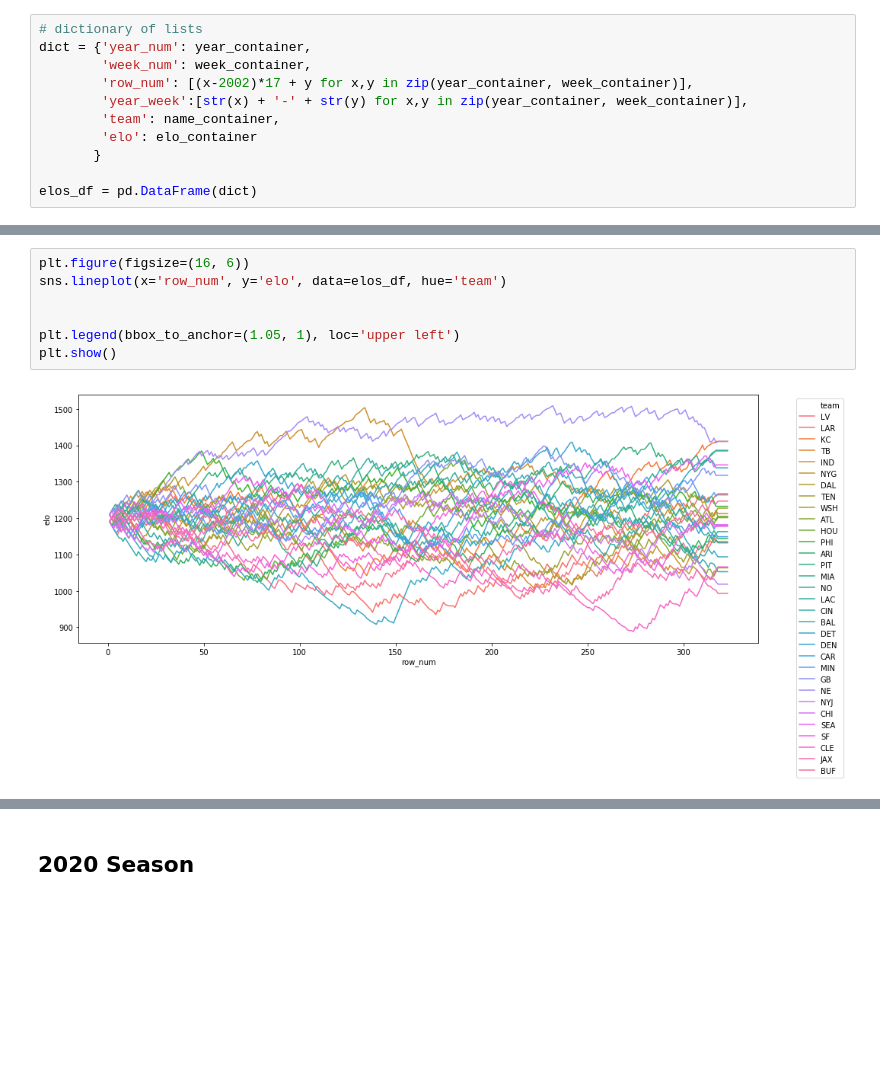
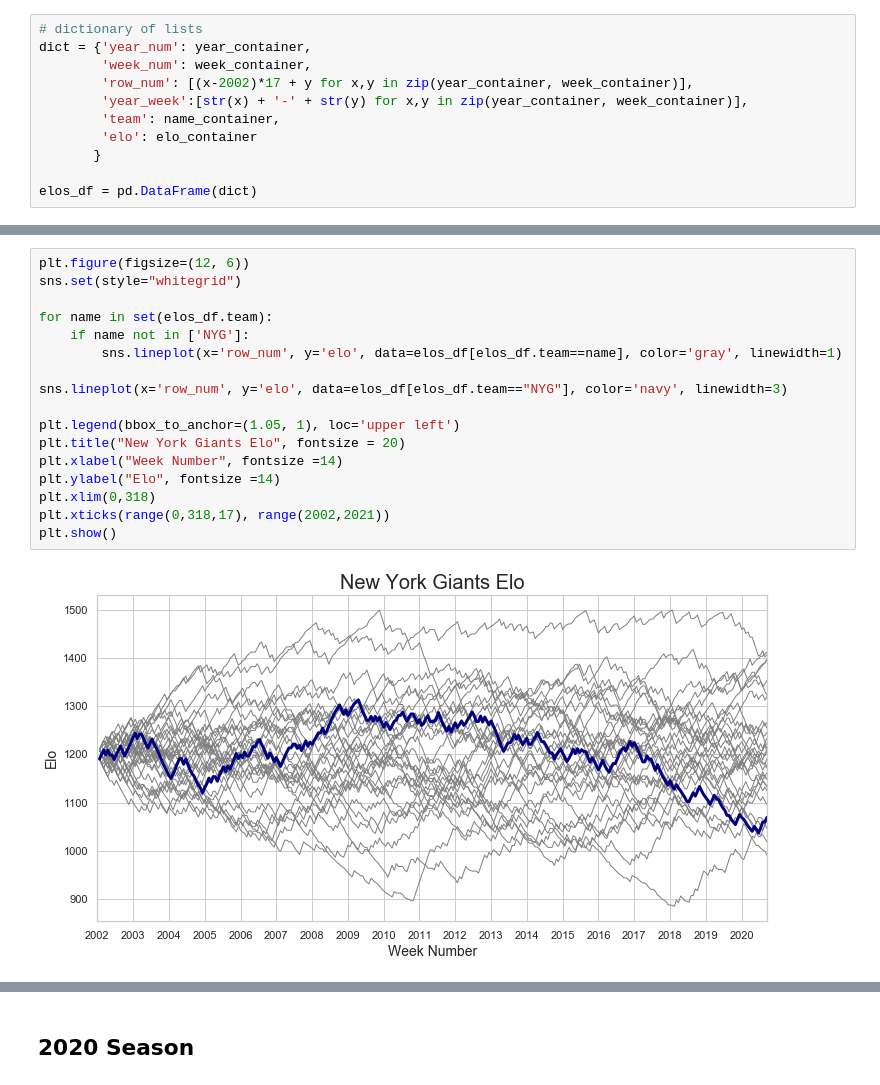
Before and after one commit to eonofrey/nfl_elo, a Jupyter notebook: elo_simulations.ipynb, the cells around one changed output, grey strips where cells are left out. Cells and saved outputs as stored; diff of their text form; blank space fills up the shorter version.

```diff
--- a/elo_simulations.ipynb
+++ b/elo_simulations.ipynb
@@ -137,9 +96,19 @@ elos_df[(elos_df.year_num == 2020) & (elos_df.week_num == 11)].sort_values('elo'
-# %%
-plt.figure(figsize=(16, 6))
-sns.lineplot(x='row_num', y='elo', data=elos_df, hue='team')
-
-
-plt.legend(bbox_to_anchor=(1.05, 1), loc='upper left')
-plt.show()
-# %% [output]
-[figure, removed]
+# %%
+plt.figure(figsize=(12, 6))
+sns.set(style="whitegrid")
+
+for name in set(elos_df.team):
+    if name not in ['NYG']:
+        sns.lineplot(x='row_num', y='elo', data=elos_df[elos_df.team==name], color='gray', linewidth=1)
+
+sns.lineplot(x='row_num', y='elo', data=elos_df[elos_df.team=="NYG"], color='navy', linewidth=3)
+
+plt.legend(bbox_to_anchor=(1.05, 1), loc='upper left')
+plt.title("New York Giants Elo", fontsize = 20)
+plt.xlabel("Week Number", fontsize =14)
+plt.ylabel("Elo", fontsize =14)
+plt.xlim(0,318)
+plt.xticks(range(0,318,17), range(2002,2021))
+plt.show()
+# %% [output]
+[figure, added]
```
Also changed, not shown: parts of 12 cells of this notebook, 2 other files.
